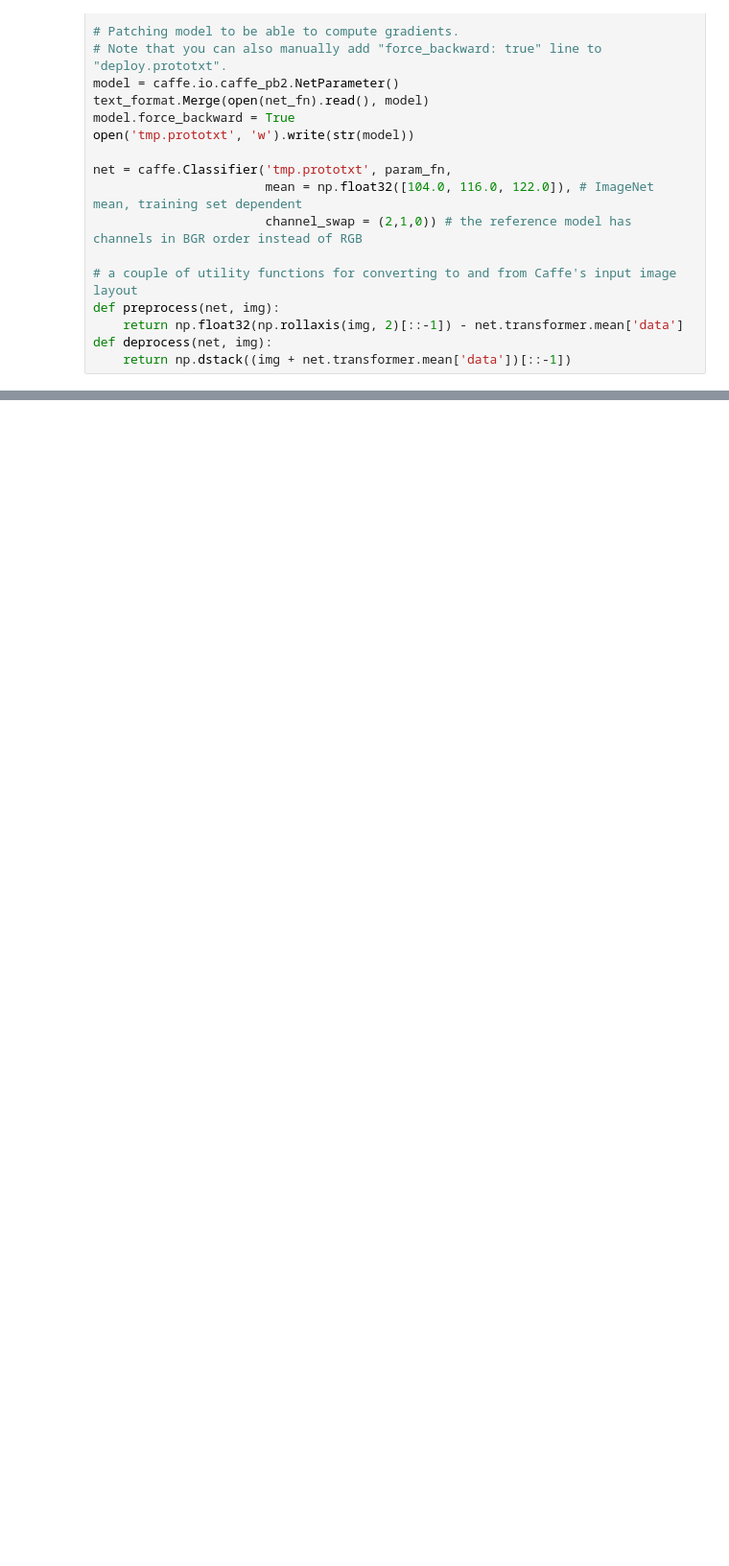
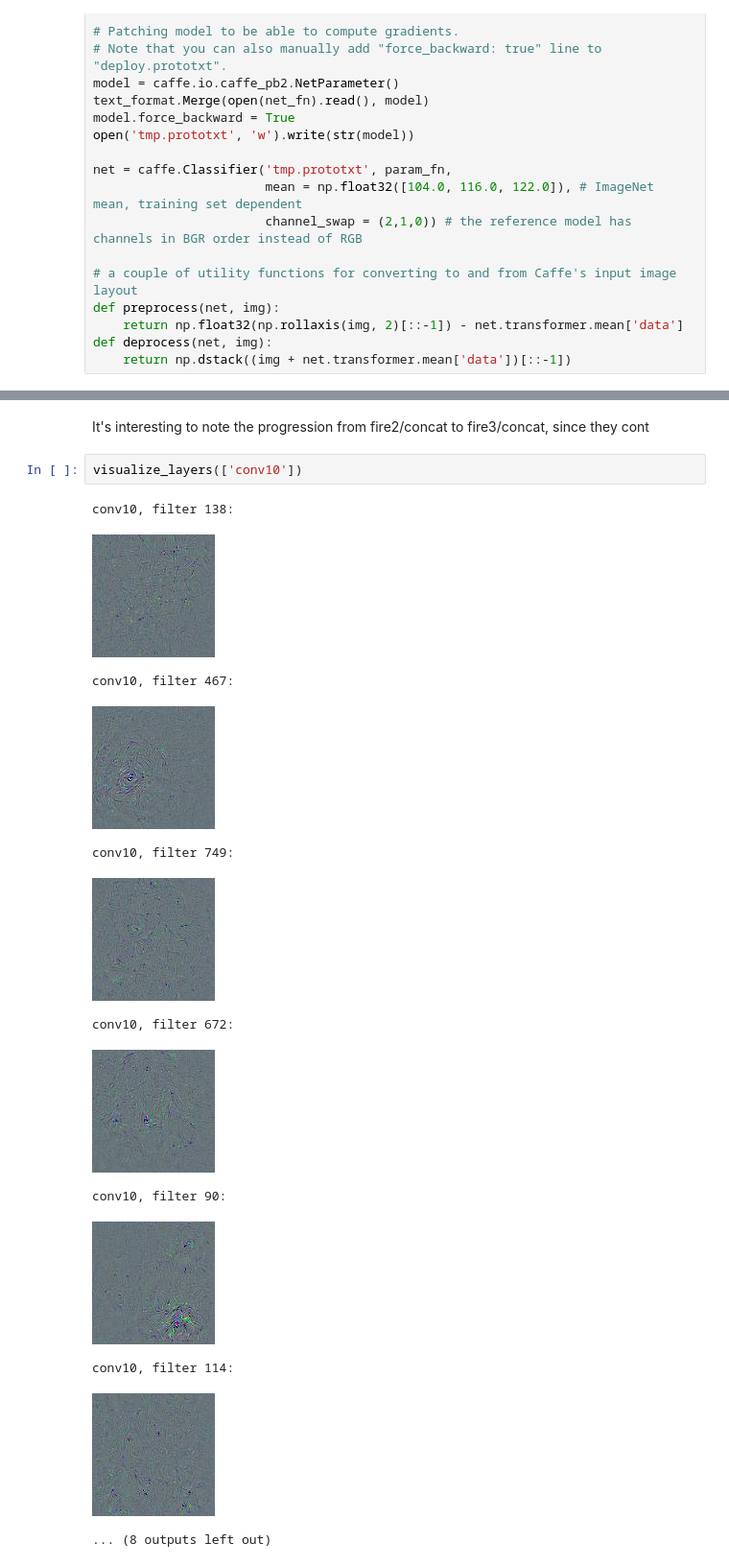
Before and after one commit to alvinzz/squeezenet, a Jupyter notebook: SqueezeNet_Visualization.ipynb, the cells around one changed output, grey strips where cells are left out. Shown at 96% size. Cells and saved outputs as stored; diff of their text form; blank space fills up the shorter version.

```diff
--- a/SqueezeNet_Visualization.ipynb
+++ b/SqueezeNet_Visualization.ipynb
@@ -292 +305,19 @@ fire3/concat, filter 95:
 ... (8 outputs left out)
+# %% [markdown]
+It's interesting to note the progression from fire2/concat to fire3/concat, since they cont
+# %%
+visualize_layers(['conv10'])
+# %% [output]
+conv10, filter 138:
+[figure, added]
+conv10, filter 467:
+[figure, added]
+conv10, filter 749:
+[figure, added]
+conv10, filter 672:
+[figure, added]
+conv10, filter 90:
+[figure, added]
+conv10, filter 114:
+[figure, added]
+... (8 outputs left out)
```
Also changed, not shown: parts of 9 cells of this notebook.
